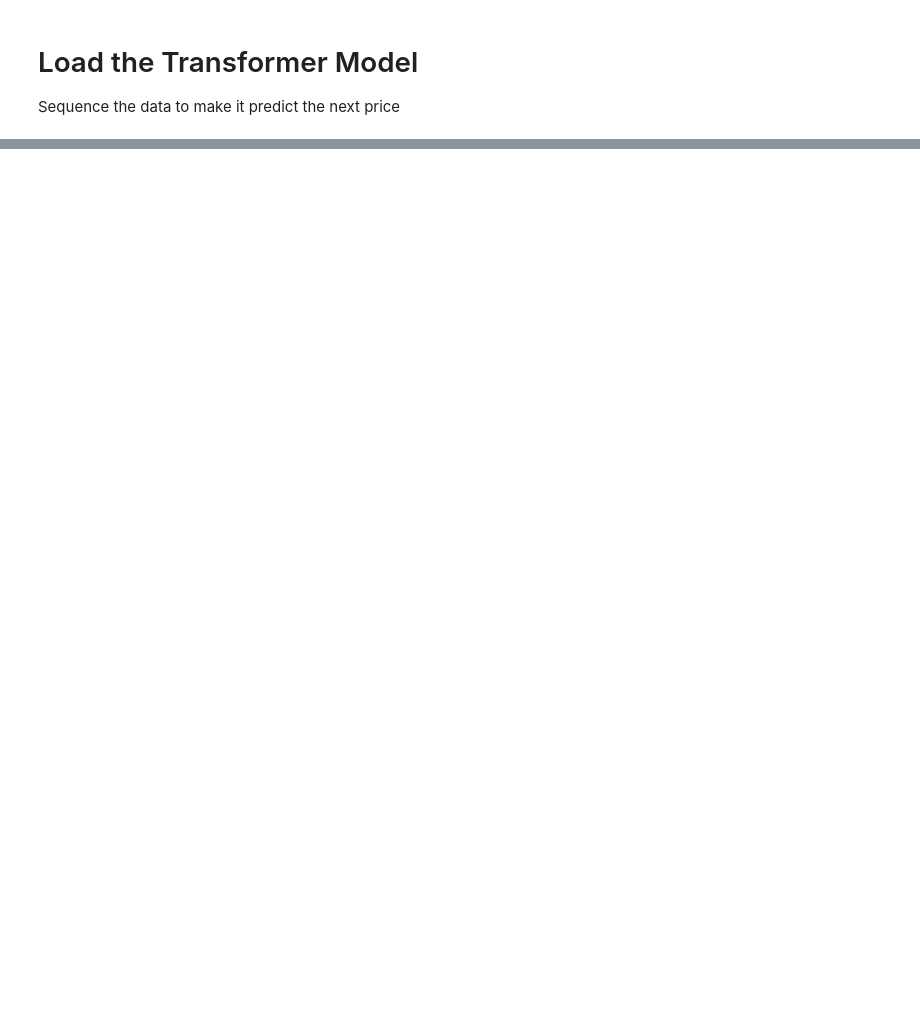
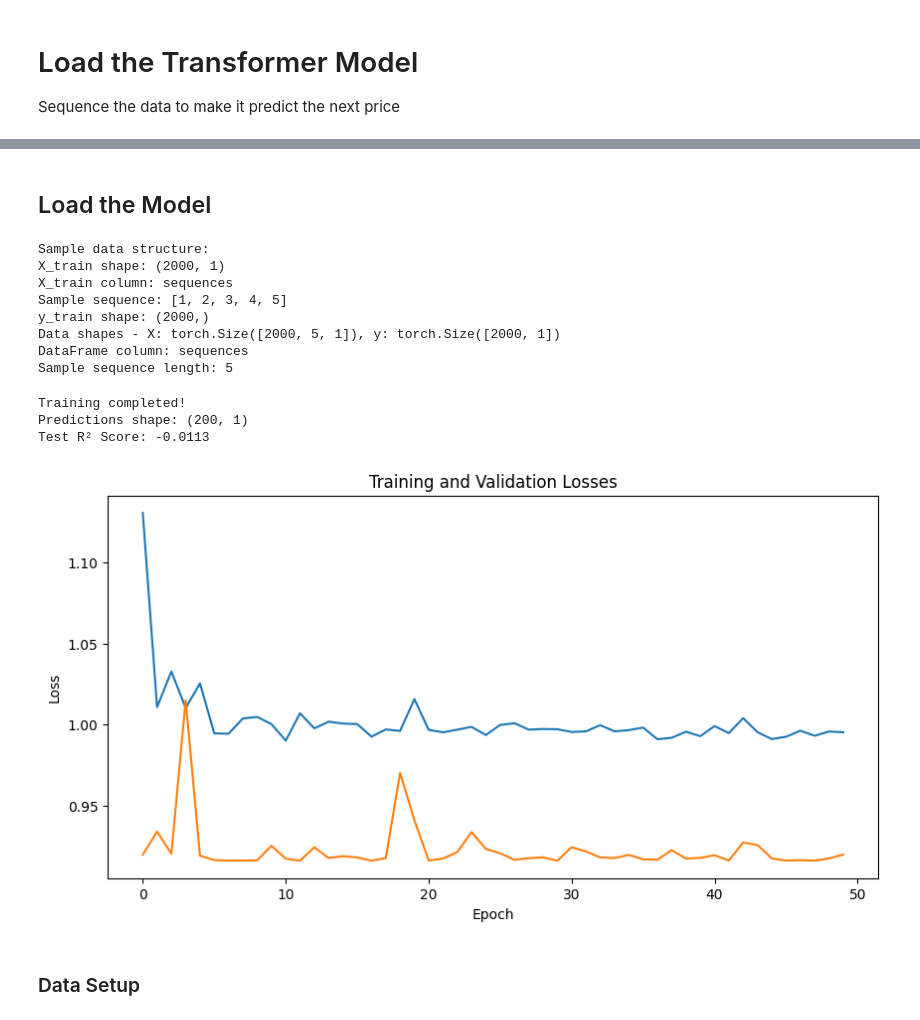
Before and after one commit to matteoshafer/cryptoTrading_fork, a Jupyter notebook: training notebooks/transformer.ipynb, the cells around one changed output, grey strips where cells are left out. Drawn from its saved outputs; the diff is of its cells as text; code cells hidden in the pictures; blank space fills up the shorter version.

Commit message:
model is not great

```diff
--- a/training notebooks/transformer.ipynb
+++ b/training notebooks/transformer.ipynb
@@ -89,0 +156,56 @@ Sequence the data to make it predict the next price
+# %% [markdown]
+## Load the Model
+# %%
+# Create sample data - DataFrame with lists in a single column
+sequences = [[1, 2, 3, 4, 5] for _ in range(1000)]  # 1000 sequences
+sequences += [[2, 3, 4, 5, 6] for _ in range(1000)]  # Add some variation
+
+X_train = pd.DataFrame({'sequences': sequences})
+y_train = pd.Series(np.random.randn(2000), name='target')
+
+# Create test data
+test_sequences = [[3, 4, 5, 6, 7] for _ in range(200)]
+X_test = pd.DataFrame({'sequences': test_sequences})
+y_test = pd.Series(np.random.randn(200), name='target')
+
+print("Sample data structure:")
+print(f"X_train shape: {X_train.shape}")
+print(f"X_train column: {X_train.columns[0]}")
+print(f"Sample sequence: {X_train.iloc[0, 0]}")
+print(f"y_train shape: {y_train.shape}")
+
+# Create and train model
+model = BaseTransformer(
+    d_model=128,
+    num_heads=8,
+    num_layers=4,
+    learning_rate=1e-4,
+    batch_size=32
+)
+
+# Train with DataFrame containing lists
+model.fit(X_train, y_train, epochs=50,
+          validation_data=(X_test, y_test))
+
+# Make predictions
+predictions = model.predict(X_test)
+print(f"Predictions shape: {predictions.shape}")
+
+# Get R² score
+score = model.score(X_test, y_test)
+print(f"Test R² Score: {score:.4f}")
+# %% [output]
+Sample data structure:
+X_train shape: (2000, 1)
+X_train column: sequences
+Sample sequence: [1, 2, 3, 4, 5]
+y_train shape: (2000,)
+Data shapes - X: torch.Size([2000, 5, 1]), y: torch.Size([2000, 1])
+DataFrame column: sequences
+Sample sequence length: 5
+Training completed!
+Predictions shape: (200, 1)
+Test R² Score: -0.0113
+[figure, added]
+# %% [markdown]
+### Data Setup
```
Also changed, not shown: parts of 13 cells of this notebook, 2 other files.
